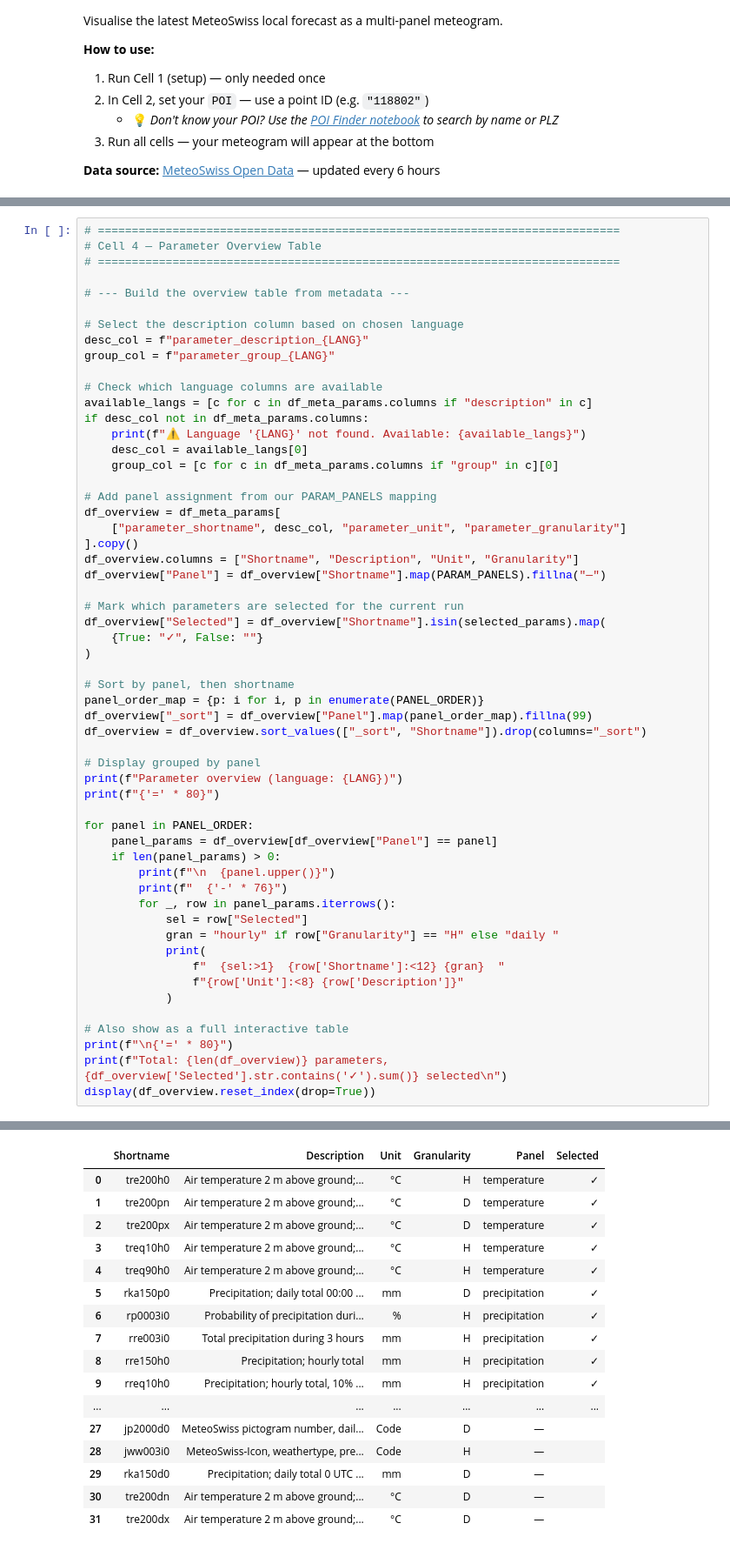
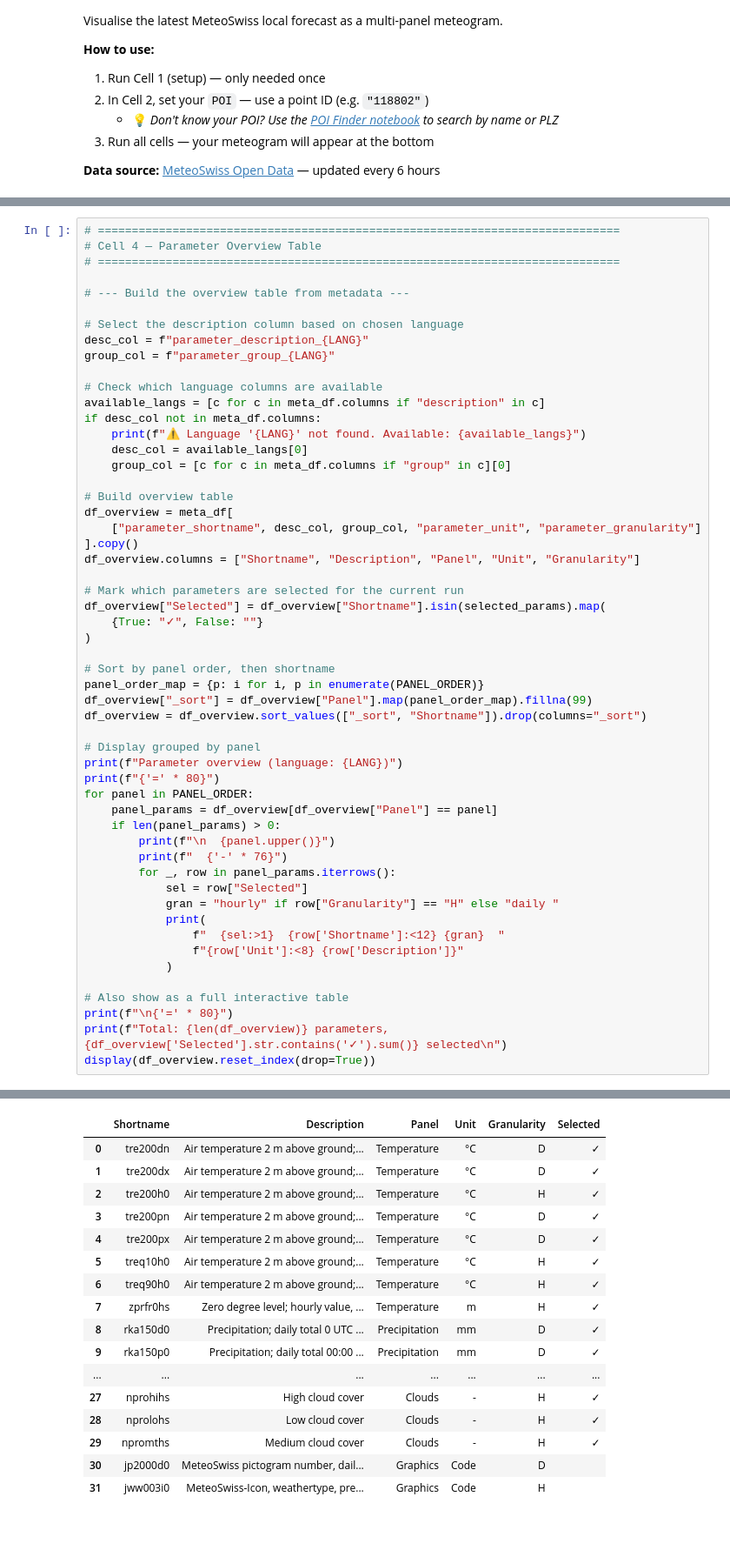
Before and after one commit to lionel-moret/opendata-localforecast-demos, a Jupyter notebook: notebooks/Meteogram.ipynb, the cells around one changed output, grey strips where cells are left out. Shown at 87% size. Saved outputs shown, nothing was run; the diff lists cells and outputs as text.

```diff
--- a/notebooks/Meteogram.ipynb
+++ b/notebooks/Meteogram.ipynb
@@ -260,25 +226,24 @@ desc_col = f"parameter_description_{LANG}"
 group_col = f"parameter_group_{LANG}"
 
 # Check which language columns are available
-available_langs = [c for c in df_meta_params.columns if "description" in c]
-if desc_col not in df_meta_params.columns:
+available_langs = [c for c in meta_df.columns if "description" in c]
+if desc_col not in meta_df.columns:
     print(f"⚠ Language '{LANG}' not found. Available: {available_langs}")
     desc_col = available_langs[0]
-    group_col = [c for c in df_meta_params.columns if "group" in c][0]
+    group_col = [c for c in meta_df.columns if "group" in c][0]
 
-# Add panel assignment from our PARAM_PANELS mapping
-df_overview = df_meta_params[
-    ["parameter_shortname", desc_col, "parameter_unit", "parameter_granularity"]
+# Build overview table
+df_overview = meta_df[
+    ["parameter_shortname", desc_col, group_col, "parameter_unit", "parameter_granularity"]
 ].copy()
-df_overview.columns = ["Shortname", "Description", "Unit", "Granularity"]
-df_overview["Panel"] = df_overview["Shortname"].map(PARAM_PANELS).fillna("—")
+df_overview.columns = ["Shortname", "Description", "Panel", "Unit", "Granularity"]
 
 # Mark which parameters are selected for the current run
 df_overview["Selected"] = df_overview["Shortname"].isin(selected_params).map(
     {True: "✓", False: ""}
 )
 
-# Sort by panel, then shortname
+# Sort by panel order, then shortname
 panel_order_map = {p: i for i, p in enumerate(PANEL_ORDER)}
 df_overview["_sort"] = df_overview["Panel"].map(panel_order_map).fillna(99)
 df_overview = df_overview.sort_values(["_sort", "Shortname"]).drop(columns="_sort")
@@ -286,7 +251,6 @@ df_overview = df_overview.sort_values(["_sort", "Shortname"]).drop(columns="_sor
 # Display grouped by panel
 print(f"Parameter overview (language: {LANG})")
 print(f"{'=' * 80}")
-
 for panel in PANEL_ORDER:
     panel_params = df_overview[df_overview["Panel"] == panel]
     if len(panel_params) > 0:
@@ -325,20 +289,20 @@ Total: 32 parameters, 27 selected
-|  | Shortname | Description | Unit | Granularity | Panel | Selected |
-| 0 | tre200h0 | Air temperature 2 m above ground;... | °C | H | temperature | ✓ |
-| 1 | tre200pn | Air temperature 2 m above ground;... | °C | D | temperature | ✓ |
-| 2 | tre200px | Air temperature 2 m above ground;... | °C | D | temperature | ✓ |
-| 3 | treq10h0 | Air temperature 2 m above ground;... | °C | H | temperature | ✓ |
-| 4 | treq90h0 | Air temperature 2 m above ground;... | °C | H | temperature | ✓ |
-| 5 | rka150p0 | Precipitation; daily total 00:00 ... | mm | D | precipitation | ✓ |
-| 6 | rp0003i0 | Probability of precipitation duri... | % | H | precipitation | ✓ |
-| 7 | rre003i0 | Total precipitation during 3 hours | mm | H | precipitation | ✓ |
-| 8 | rre150h0 | Precipitation; hourly total | mm | H | precipitation | ✓ |
-| 9 | rreq10h0 | Precipitation; hourly total, 10% ... | mm | H | precipitation | ✓ |
+|  | Shortname | Description | Panel | Unit | Granularity | Selected |
+| 0 | tre200dn | Air temperature 2 m above ground;... | Temperature | °C | D | ✓ |
+| 1 | tre200dx | Air temperature 2 m above ground;... | Temperature | °C | D | ✓ |
+| 2 | tre200h0 | Air temperature 2 m above ground;... | Temperature | °C | H | ✓ |
+| 3 | tre200pn | Air temperature 2 m above ground;... | Temperature | °C | D | ✓ |
+| 4 | tre200px | Air temperature 2 m above ground;... | Temperature | °C | D | ✓ |
+| 5 | treq10h0 | Air temperature 2 m above ground;... | Temperature | °C | H | ✓ |
+| 6 | treq90h0 | Air temperature 2 m above ground;... | Temperature | °C | H | ✓ |
+| 7 | zprfr0hs | Zero degree level; hourly value, ... | Temperature | m | H | ✓ |
+| 8 | rka150d0 | Precipitation; daily total 0 UTC ... | Precipitation | mm | D | ✓ |
+| 9 | rka150p0 | Precipitation; daily total 00:00 ... | Precipitation | mm | D | ✓ |
 | ... | ... | ... | ... | ... | ... | ... |
-| 27 | jp2000d0 | MeteoSwiss pictogram number, dail... | Code | D | — |  |
-| 28 | jww003i0 | MeteoSwiss-Icon, weathertype, pre... | Code | H | — |  |
-| 29 | rka150d0 | Precipitation; daily total 0 UTC ... | mm | D | — |  |
-| 30 | tre200dn | Air temperature 2 m above ground;... | °C | D | — |  |
-| 31 | tre200dx | Air temperature 2 m above ground;... | °C | D | — |  |
+| 27 | nprohihs | High cloud cover | Clouds | - | H | ✓ |
+| 28 | nprolohs | Low cloud cover | Clouds | - | H | ✓ |
+| 29 | npromths | Medium cloud cover | Clouds | - | H | ✓ |
+| 30 | jp2000d0 | MeteoSwiss pictogram number, dail... | Graphics | Code | D |  |
+| 31 | jww003i0 | MeteoSwiss-Icon, weathertype, pre... | Graphics | Code | H |  |
 # %%
 # =============================================================================
 # Cell 5 — Data Download
```
Also changed, not shown: parts of 8 cells of this notebook.
